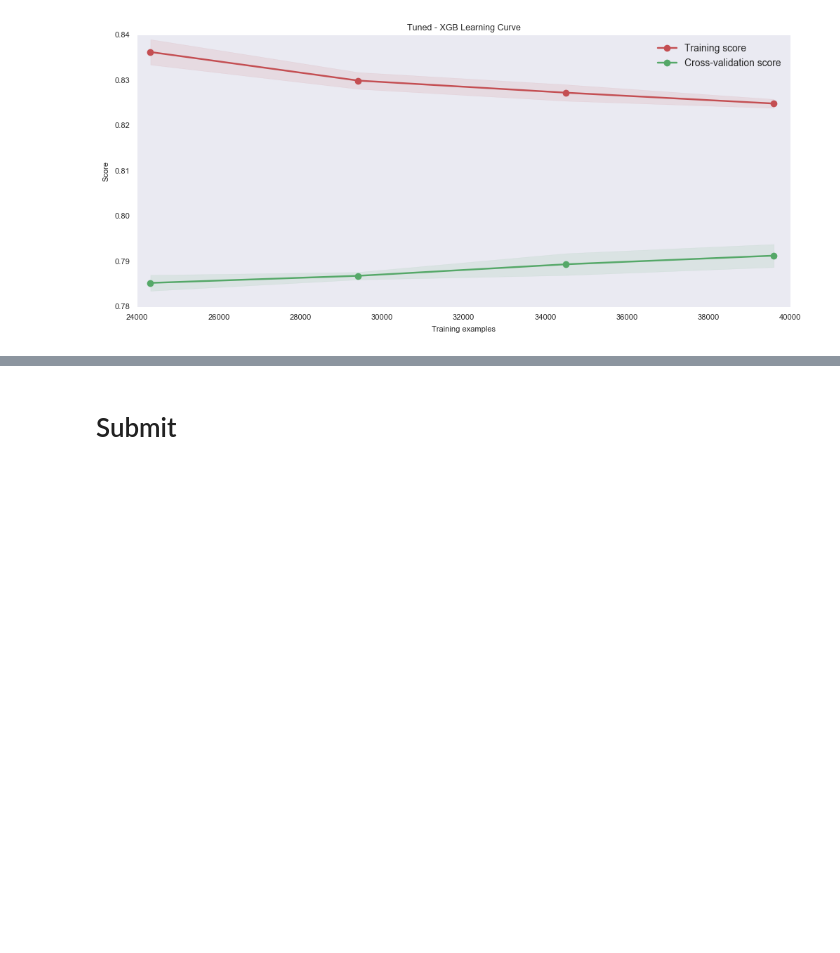
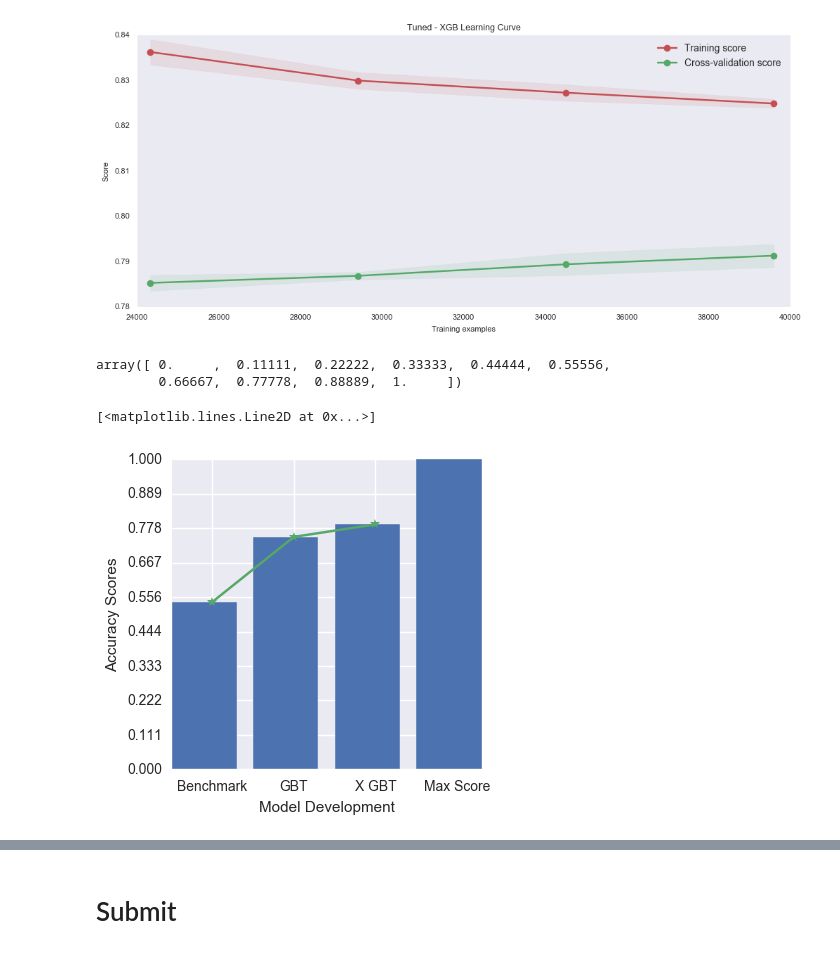
Before and after one commit to msampathkumar/datadriven, a Jupyter notebook: PumpIt-05.ipynb, the cells around one changed output, grey strips where cells are left out. Drawn from its saved outputs; the diff is of its cells as text; code cells hidden in the pictures; blank space fills up the shorter version.

Commit message:
added 2 new images for Conclusion section

```diff
--- a/PumpIt-05.ipynb
+++ b/PumpIt-05.ipynb
@@ -398,3 +374,24 @@ test_scores [[ 0.78394  0.78783  0.78434]
 ---------------------------------------
 <module 'matplotlib.pyplot' from '/Users/sampathm/miniconda3/lib/python3.5/site-packages/matplotlib/pyplot.py'>
 [figure]
+# %%
+np.linspace(0, 1, 10)
+# %% [output]
+array([ 0.     ,  0.11111,  0.22222,  0.33333,  0.44444,  0.55556,
+        0.66667,  0.77778,  0.88889,  1.     ])
+# %%
+plt.figure(figsize=(4, 4))
+
+plt.bar([1, 2, 3, 4], [ .54, .75, .79, 1])
+
+plt.xticks([1.5, 2.5, 3.5, 4.5], ['Benchmark', 'GBT', 'X GBT', 'Max Score'])
+
+plt.yticks(np.linspace(0, 1, 10))
+
+plt.ylabel('Accuracy Scores')
+plt.xlabel('Model Development')
+
+plt.plot([1.5, 2.5, 3.5],  [.54, .75, .79], '*g-')
+# %% [output]
+[<matplotlib.lines.Line2D at 0x...>]
+[figure, added]
```
Also changed, not shown: parts of 5 cells of this notebook, 3 other files.
